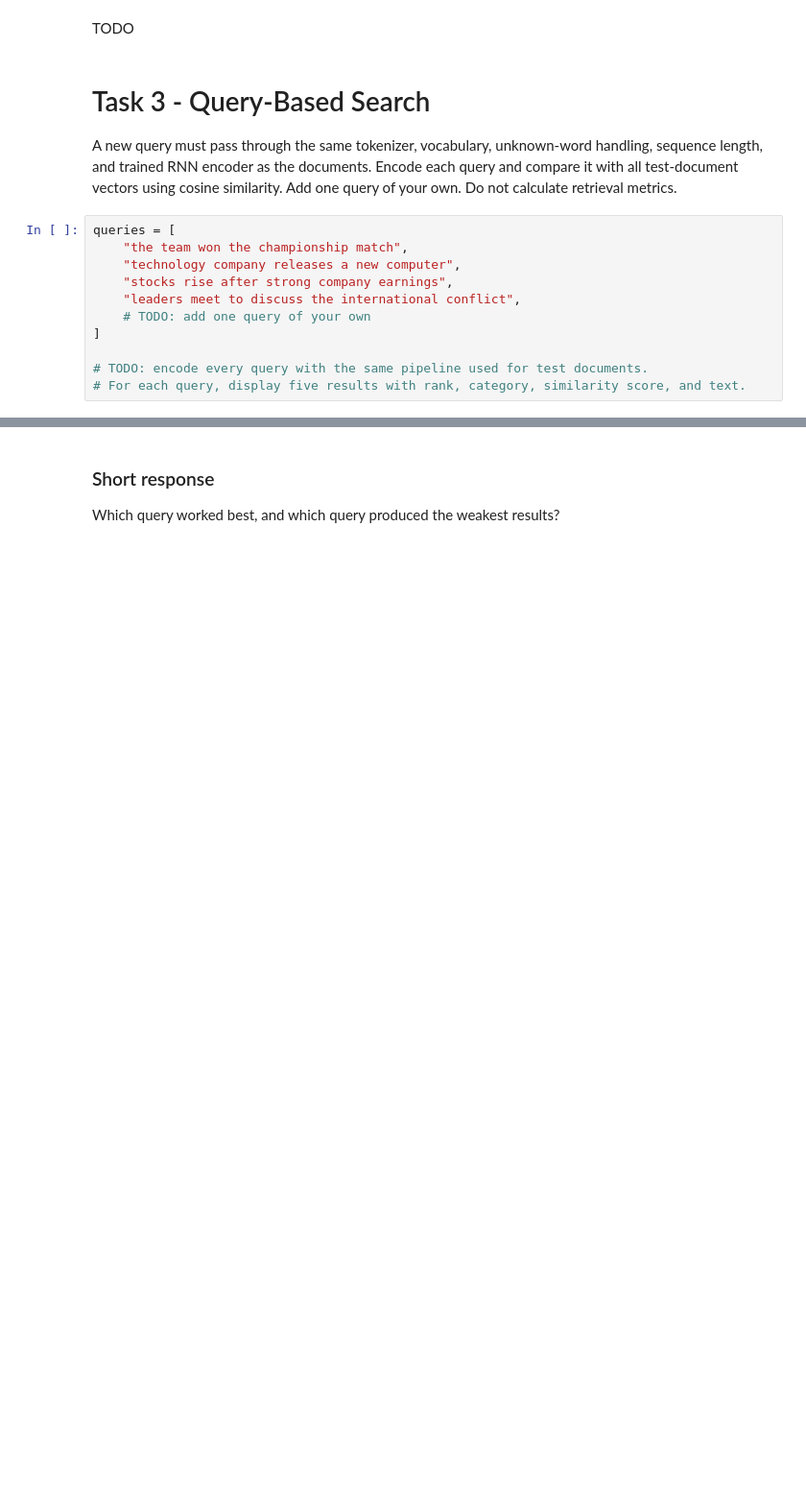
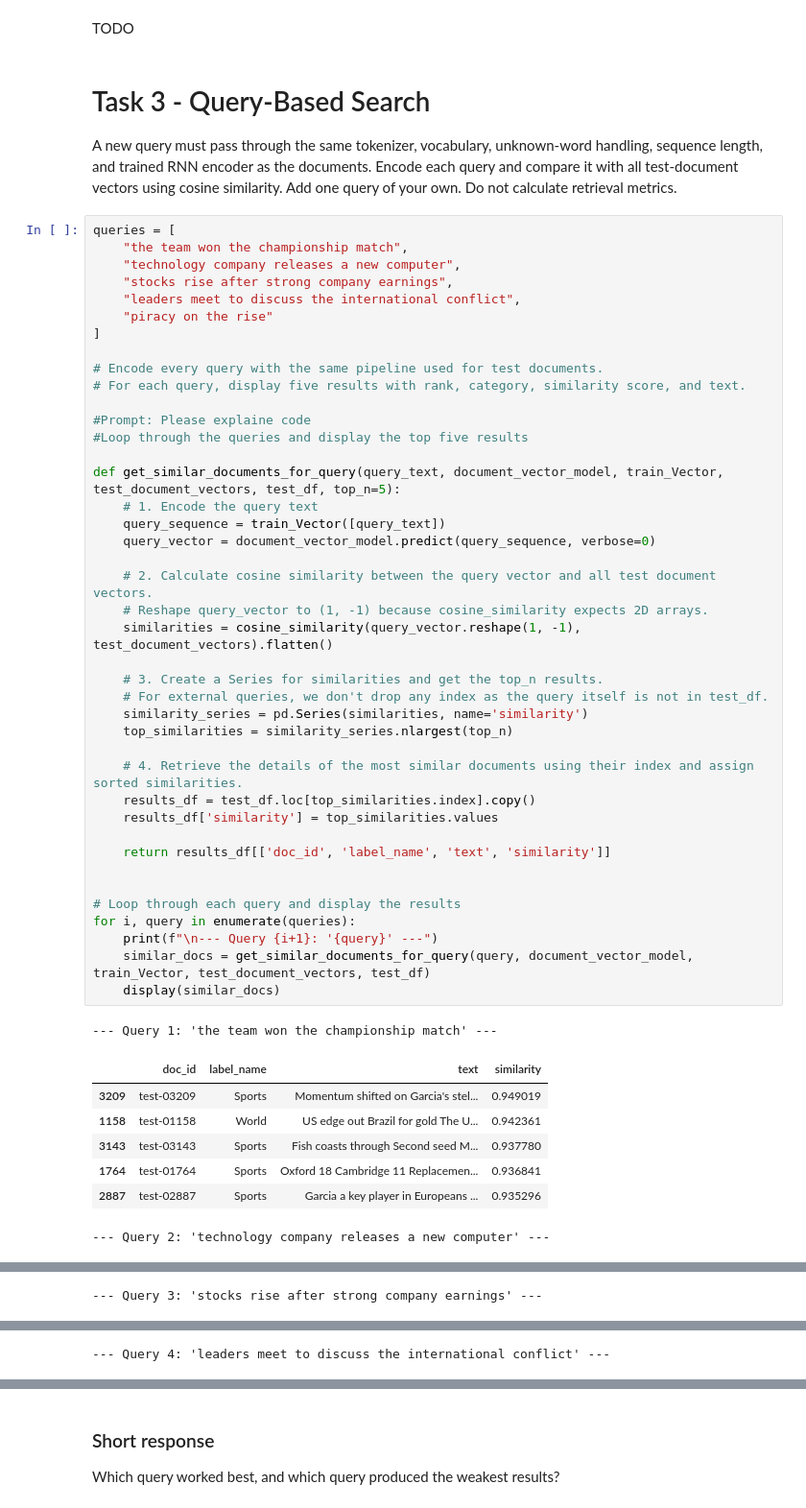
Before and after one commit to CarterKatz/homework_02_rnn_text_experiment.ipynb, a Jupyter notebook: homework_02_rnn_text_experiment.ipynb, the cells around one changed output, grey strips where cells are left out. Shown at 96% size. Saved outputs shown, nothing was run; the diff lists cells and outputs as text; blank space fills up the shorter version.

```diff
--- a/homework_02_rnn_text_experiment.ipynb
+++ b/homework_02_rnn_text_experiment.ipynb
@@ -621,14 +637,53 @@ TODO
 # Task 3 - Query-Based Search
 
 A new query must pass through the same tokenizer, vocabulary, unknown-word handling, sequence length, and trained RNN encoder as the documents. Encode each query and compare it with all test-document vectors using cosine similarity. Add one query of your own. Do not calculate retrieval metrics.
-# %%
-queries = [
-    "the team won the championship match",
-    "technology company releases a new computer",
-    "stocks rise after strong company earnings",
-    "leaders meet to discuss the international conflict",
-    # TODO: add one query of your own
-]
-
-# TODO: encode every query with the same pipeline used for test documents.
-# For each query, display five results with rank, category, similarity score, and text.
+# %%
+queries = [
+    "the team won the championship match",
+    "technology company releases a new computer",
+    "stocks rise after strong company earnings",
+    "leaders meet to discuss the international conflict",
+    "piracy on the rise"
+]
+
+# Encode every query with the same pipeline used for test documents.
+# For each query, display five results with rank, category, similarity score, and text.
+
+#Prompt: Please explaine code
+#Loop through the queries and display the top five results
+
+def get_similar_documents_for_query(query_text, document_vector_model, train_Vector, test_document_vectors, test_df, top_n=5):
+    # 1. Encode the query text
+    query_sequence = train_Vector([query_text])
+    query_vector = document_vector_model.predict(query_sequence, verbose=0)
+
+    # 2. Calculate cosine similarity between the query vector and all test document vectors.
+    # Reshape query_vector to (1, -1) because cosine_similarity expects 2D arrays.
+    similarities = cosine_similarity(query_vector.reshape(1, -1), test_document_vectors).flatten()
+
+    # 3. Create a Series for similarities and get the top_n results.
+    # For external queries, we don't drop any index as the query itself is not in test_df.
+    similarity_series = pd.Series(similarities, name='similarity')
+    top_similarities = similarity_series.nlargest(top_n)
+
+    # 4. Retrieve the details of the most similar documents using their index and assign sorted similarities.
+    results_df = test_df.loc[top_similarities.index].copy()
+    results_df['similarity'] = top_similarities.values
+
+    return results_df[['doc_id', 'label_name', 'text', 'similarity']]
+
+
+# Loop through each query and display the results
+for i, query in enumerate(queries):
+    print(f"\n--- Query {i+1}: '{query}' ---")
+    similar_docs = get_similar_documents_for_query(query, document_vector_model, train_Vector, test_document_vectors, test_df)
+    display(similar_docs)
+# %% [output]
+--- Query 1: 'the team won the championship match' ---
+|  | doc_id | label_name | text | similarity |
+| 3209 | test-03209 | Sports | Momentum shifted on Garcia's stel... | 0.949019 |
+| 1158 | test-01158 | World | US edge out Brazil for gold The U... | 0.942361 |
+| 3143 | test-03143 | Sports | Fish coasts through Second seed M... | 0.937780 |
+| 1764 | test-01764 | Sports | Oxford 18 Cambridge 11 Replacemen... | 0.936841 |
+| 2887 | test-02887 | Sports | Garcia a key player in Europeans ... | 0.935296 |
+--- Query 2: 'technology company releases a new computer' ---
@@ -634,0 +696 @@ queries = [
+--- Query 3: 'stocks rise after strong company earnings' ---
@@ -634,0 +703 @@ queries = [
+--- Query 4: 'leaders meet to discuss the international conflict' ---
```
Also changed, not shown: parts of 8 cells of this notebook.
